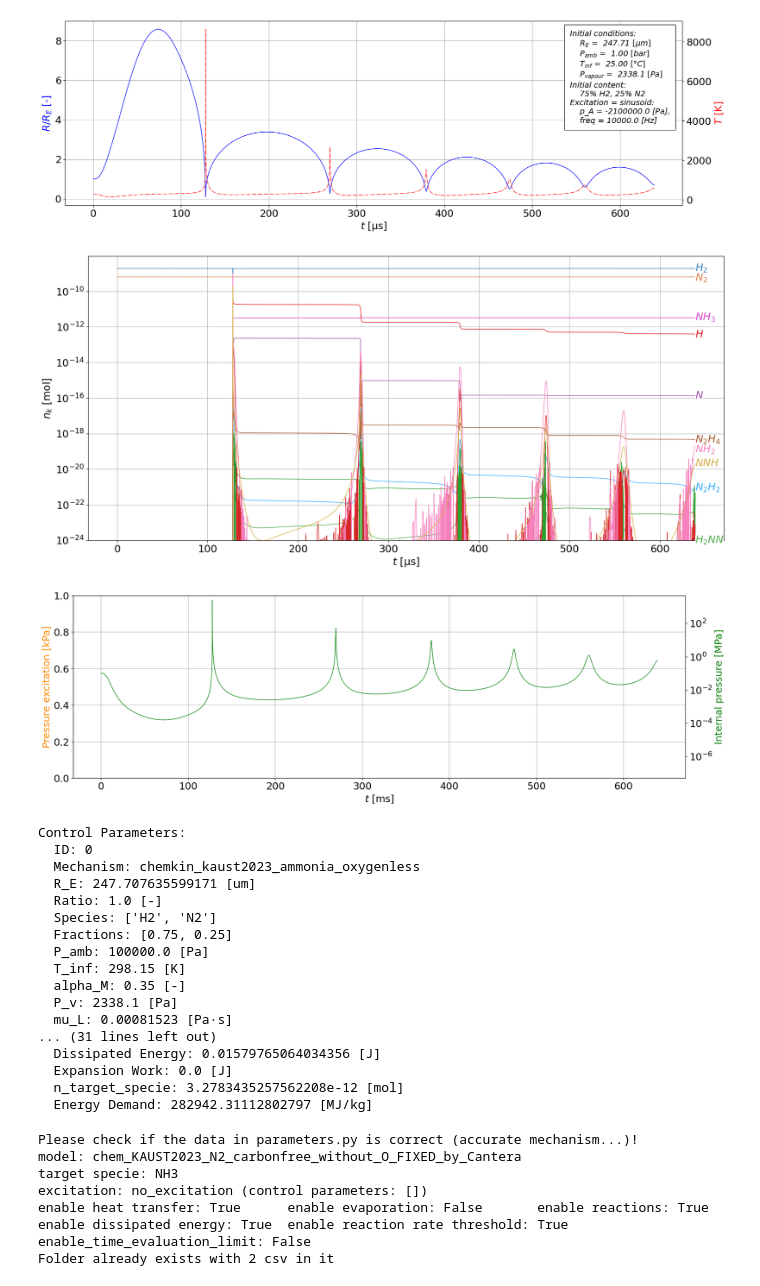
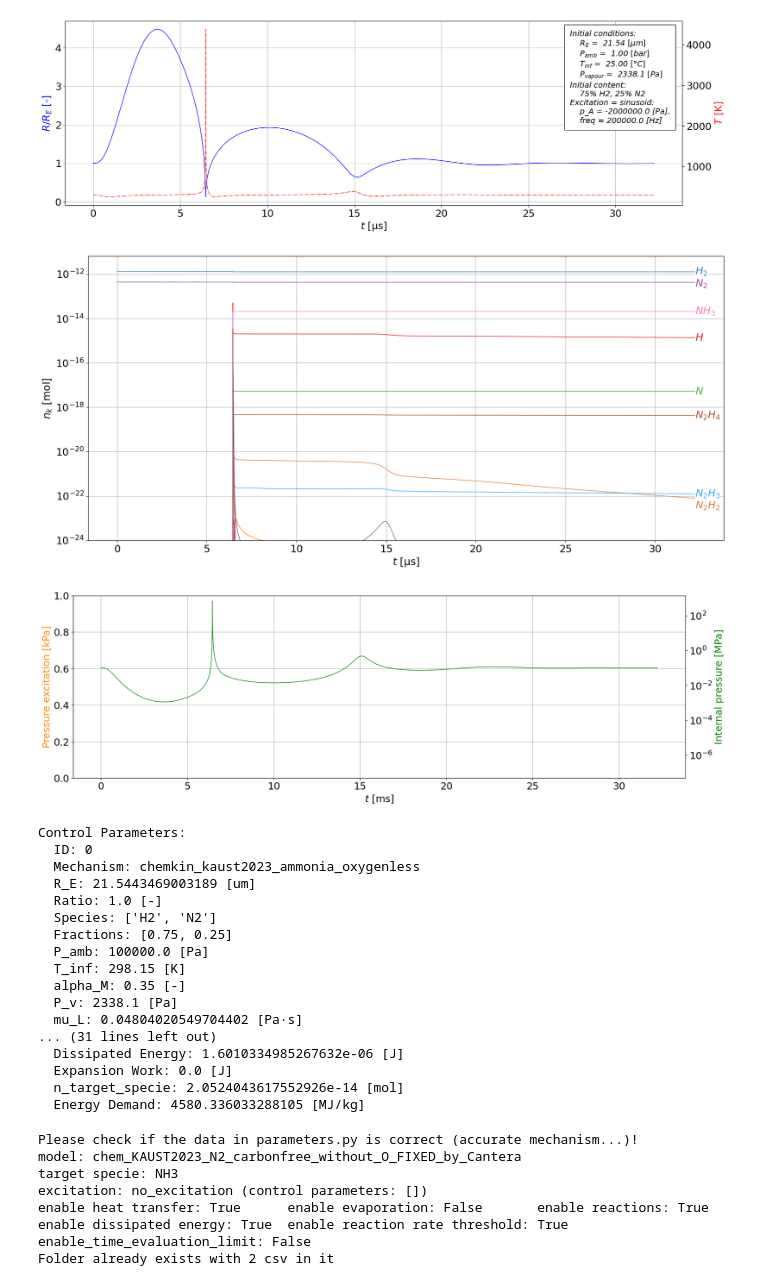
Before and after one commit to kozakaron/Bubble_dynamics_simulation_CPP, a Jupyter notebook: python_run.ipynb, the cells around one changed output. Drawn from its saved outputs; the diff is of its cells as text; code cells hidden in the pictures.

```diff
--- a/python_run.ipynb
+++ b/python_run.ipynb
@@ -7,7 +7,7 @@ cpar=api.example_cpar()
 
 cpar = {'ID': 0,
  'mechanism': 'chemkin_kaust2023_ammonia_oxygenless',
- 'R_E': 247.707635599171e-06, #0.000187381742286039,#53.3669923120631e-6,#40.0e-06, #0.0621,
+ 'R_E': 21.5443469003189e-06, #0.000187381742286039,#53.3669923120631e-6,#40.0e-06, #0.0621,
  'ratio': 1.0,
  'species': ['H2','N2'],#['H2','N2','O2','AR','HE','H2O'],#['N2H3','O','NH2','NO','H'],
  'fractions': [0.75,0.25],#[0.25,0.20,0.05,0.07,0.12,0.31],#[0.3,0.25,0.2,0.15,0.1],
@@ -16,7 +16,7 @@ cpar = {'ID': 0,
  'alpha_M': 0.35,
  'P_v': 2338.1,
  'mu_L': 0.001,#-1.0,#
- 'nu_L': 1.0, #cSt
+ 'nu_L': 50.0, #cSt
  'rho_0': 998.2, #-1.0,#
  'c_0': 1483.0,#-1.0,#
  'sigma_var': 0.0728,#-1.0,
@@ -29,7 +29,7 @@ cpar = {'ID': 0,
  'enable_rate_thresholding': True,
  'target_specie': 'NH3',
  'excitation_type': 'sinusoid',#'no_excitation',
- 'excitation_params': [-21.0e5,10.0e3],#[-9545454.54545454,100.0e3],#[-19.2323232323232e5, 100.0e3],#[-1.808080808080808e5, 25.353644939701141e3],#[-2.12121e5, 45.4031e3],# [],
+ 'excitation_params': [-20.0e5,200.0e3],#[-9545454.54545454,100.0e3],#[-19.2323232323232e5, 100.0e3],#[-1.808080808080808e5, 25.353644939701141e3],#[-2.12121e5, 45.4031e3],# [],
  'excitation_cycles': 1.0,
  'ramp_up_cycles': 0.0,
  'R_and_R_dot_from_file': 0, #0: nothing to read in, chemistry is coupled to bubble dynamics; 1: R is read in, R_dot is calculated from the Lagrange interpolation polynomial
@@ -143,10 +144,10 @@ Please check, where you R_dotdot read in from!
-[figure, old version]
+[figure, new version]
-[figure, old version]
+[figure, new version]
-[figure, old version]
+[figure, new version]
 Control Parameters:
   ID: 0
   Mechanism: chemkin_kaust2023_ammonia_oxygenless
-  R_E: 247.707635599171 [um]
+  R_E: 21.5443469003189 [um]
   Ratio: 1.0 [-]
   Species: ['H2', 'N2']
   Fractions: [0.75, 0.25]
@@ -154,12 +155,12 @@ Control Parameters:
   T_inf: 298.15 [K]
   alpha_M: 0.35 [-]
   P_v: 2338.1 [Pa]
-  mu_L: 0.00081523 [Pa·s]
+  mu_L: 0.04804020549704402 [Pa·s]
 ... (31 lines left out)
-  Dissipated Energy: 0.01579765064034356 [J]
+  Dissipated Energy: 1.6010334985267632e-06 [J]
   Expansion Work: 0.0 [J]
-  n_target_specie: 3.2783435257562208e-12 [mol]
-  Energy Demand: 282942.31112802797 [MJ/kg]
+  n_target_specie: 2.0524043617552926e-14 [mol]
+  Energy Demand: 4580.336033288105 [MJ/kg]
 # %%
 api.run_parameter_study(ps,t_max=1.0e-7,timeout=3000.0) #,save_directory='par_study'
 
```
Also changed, not shown: parts of 5 cells of this notebook, 2 other files.
